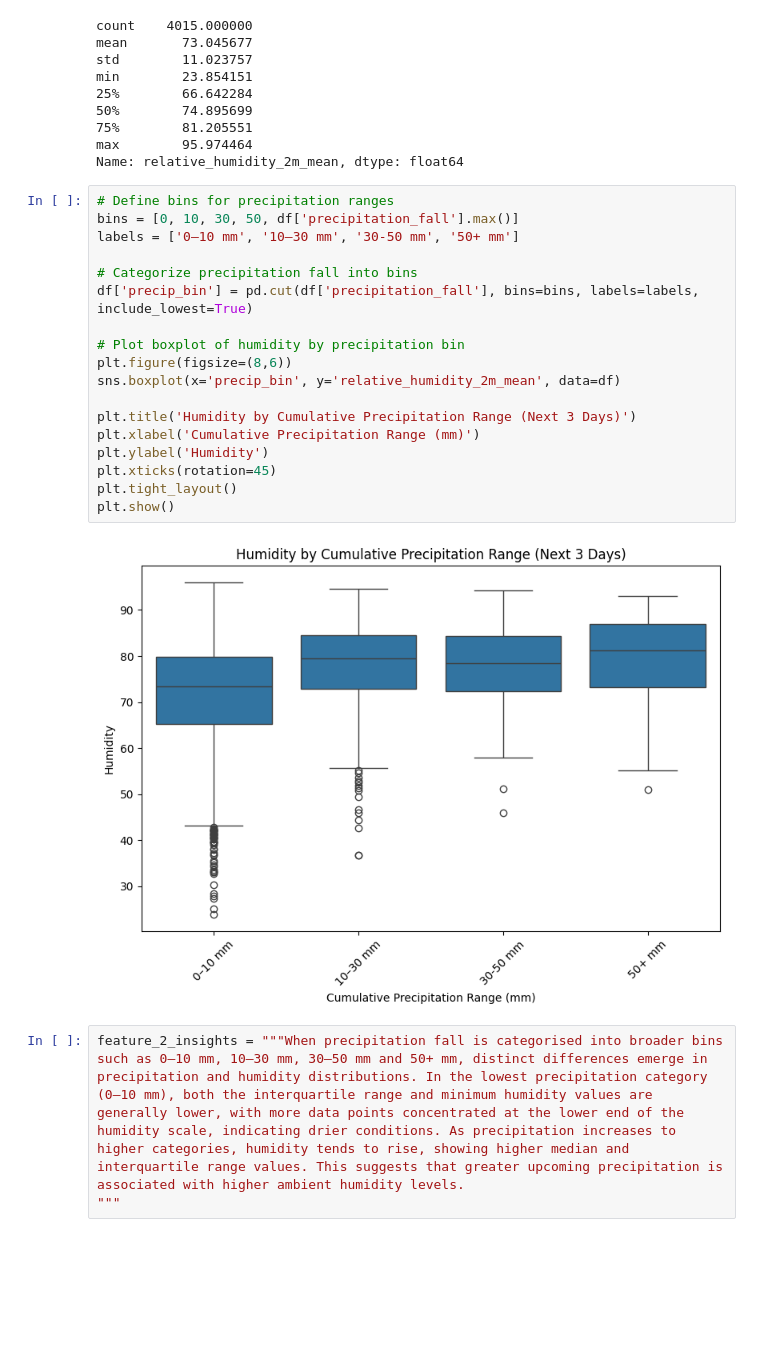
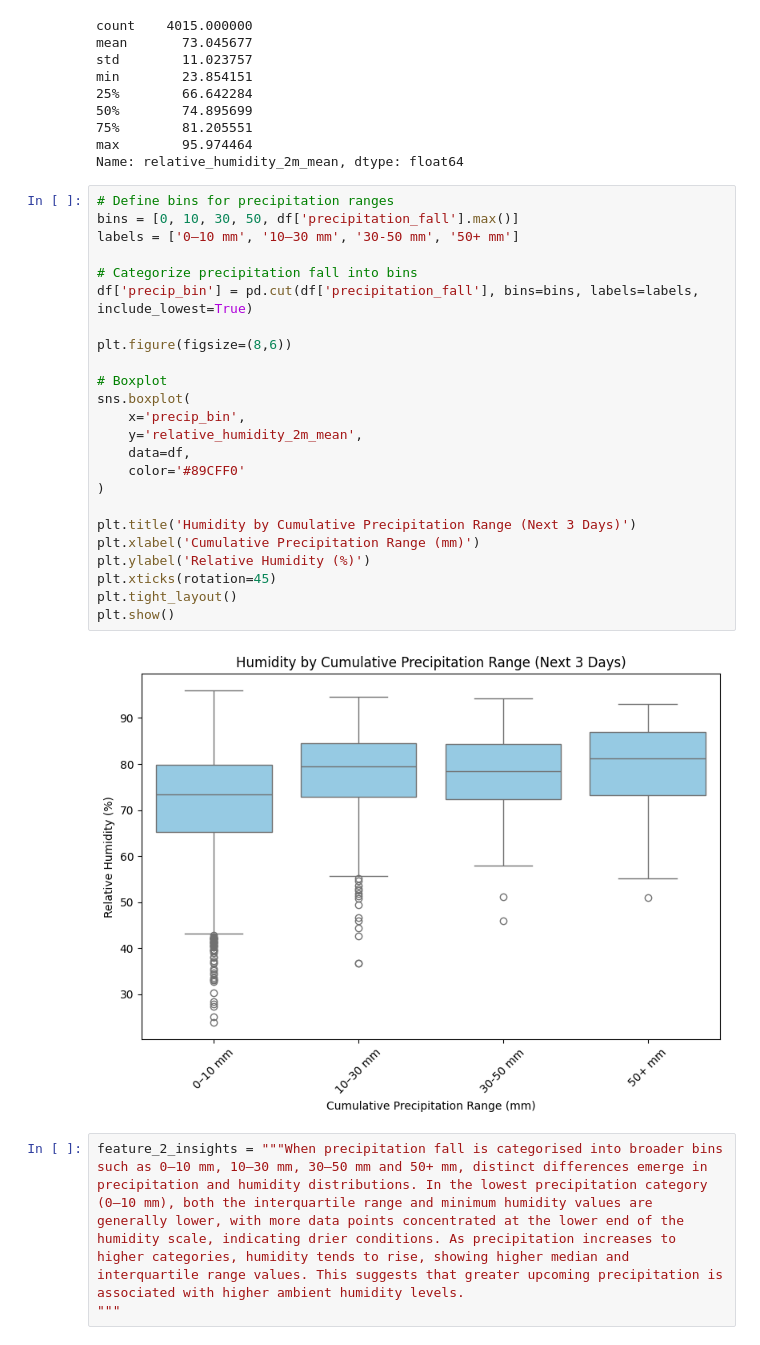
Before and after one commit to FangYeeDS/36120-25SP-AT2-25677648-Experimentation, a Jupyter notebook: notebooks/precipitation_fall/36120-25SP-AT2-25677648-experiment-7.ipynb, the cells around one changed output. Cells and saved outputs as stored; diff of their text form; blank space fills up the shorter version.

```diff
--- a/notebooks/precipitation_fall/36120-25SP-AT2-25677648-experiment-7.ipynb
+++ b/notebooks/precipitation_fall/36120-25SP-AT2-25677648-experiment-7.ipynb
@@ -443,23 +444,29 @@ Name: relative_humidity_2m_mean, dtype: float64
 # %%
 # Define bins for precipitation ranges
 bins = [0, 10, 30, 50, df['precipitation_fall'].max()]
 labels = ['0–10 mm', '10–30 mm', '30-50 mm', '50+ mm']
 
 # Categorize precipitation fall into bins
 df['precip_bin'] = pd.cut(df['precipitation_fall'], bins=bins, labels=labels, include_lowest=True)
 
-# Plot boxplot of humidity by precipitation bin
 plt.figure(figsize=(8,6))
-sns.boxplot(x='precip_bin', y='relative_humidity_2m_mean', data=df)
+
+# Boxplot
+sns.boxplot(
+    x='precip_bin',
+    y='relative_humidity_2m_mean',
+    data=df,
+    color='#89CFF0'
+)
 
 plt.title('Humidity by Cumulative Precipitation Range (Next 3 Days)')
 plt.xlabel('Cumulative Precipitation Range (mm)')
-plt.ylabel('Humidity')
+plt.ylabel('Relative Humidity (%)')
 plt.xticks(rotation=45)
 plt.tight_layout()
 plt.show()
 # %% [output]
-[figure, old version]
+[figure, new version]
 # %%
 feature_2_insights = """When precipitation fall is categorised into broader bins such as 0–10 mm, 10–30 mm, 30–50 mm and 50+ mm, distinct differences emerge in precipitation and humidity distributions. In the lowest precipitation category (0–10 mm), both the interquartile range and minimum humidity values are generally lower, with more data points concentrated at the lower end of the humidity scale, indicating drier conditions. As precipitation increases to higher categories, humidity tends to rise, showing higher median and interquartile range values. This suggests that greater upcoming precipitation is associated with higher ambient humidity levels.
 """
```
Also changed, not shown: parts of 3 cells of this notebook, 5 other files.
